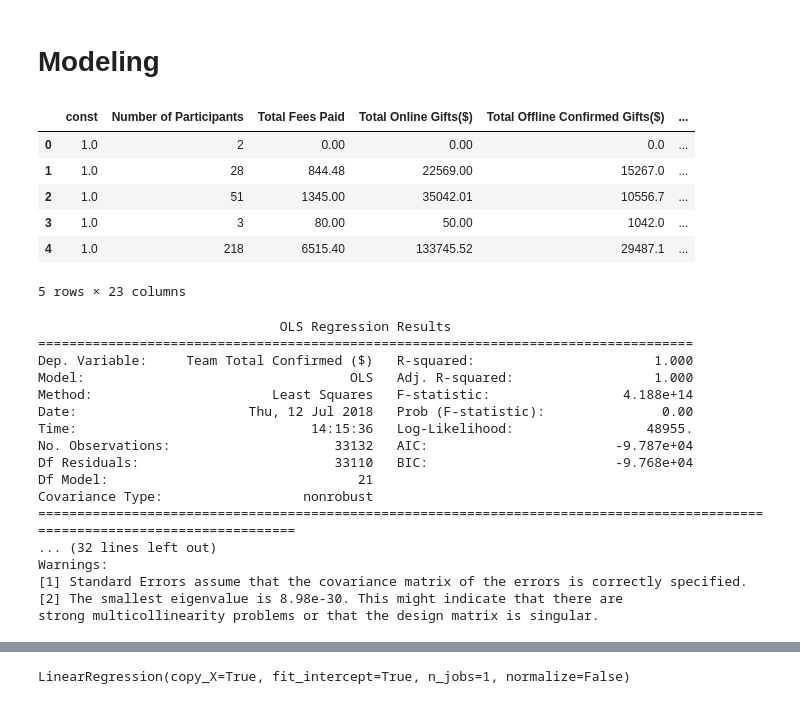
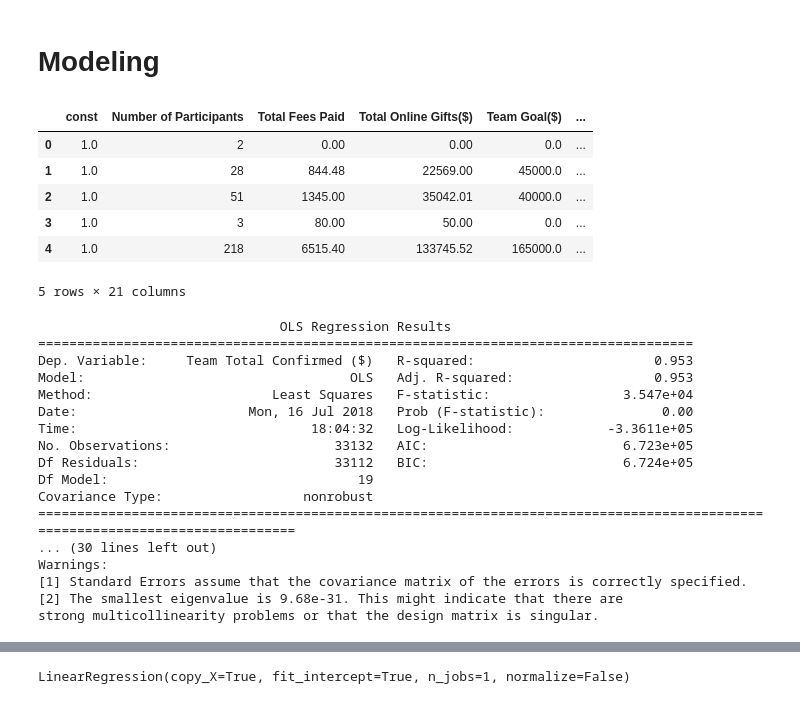
Before and after one commit to mills-jeffreyb/GENBA894, a Jupyter notebook: Mills_Jeff_CapstoneProject-Bike Teams.ipynb, the cells around one changed output, grey strips where cells are left out. Drawn from its saved outputs; the diff is of its cells as text; code cells hidden in the pictures.

```diff
--- a/Mills_Jeff_CapstoneProject-Bike Teams.ipynb
+++ b/Mills_Jeff_CapstoneProject-Bike Teams.ipynb
@@ -480,22 +480,22 @@ import statsmodels.stats.api as sms
 # %%
 #set up data for regression
 
 y = biketeamsd['Team Total Confirmed ($)']
 
-#Left out 'Ohana' for team divisionto account for dummy trap
-X = biketeamsd[['Number of Participants','Total Fees Paid','Total Online Gifts($)','Total Offline Confirmed Gifts($)','Total Offline Unconfirmed Gifts($)','Team Goal($)','Total Confirmed Gifts in Team History($)','Previous Event Fiscal Year','Previous Event Confirmed Gifts($)','Fiscal Year','Association','Beer/Brewery','Bike Club','Bike Shop','Corporate','Family and Friends','Open','Organization (Clubs; Civic Groups; Place of Worship; etc.)','Other','School','School','Small Business']]
+#Left out 'Ohana' for team division, 'Total Offline Confirmed Gifts($)' ,'Total Offline Unconfirmed Gifts($)', to account for dummy trap
+X = biketeamsd[['Number of Participants','Total Fees Paid','Total Online Gifts($)','Team Goal($)','Total Confirmed Gifts in Team History($)','Previous Event Fiscal Year','Previous Event Confirmed Gifts($)','Fiscal Year','Association','Beer/Brewery','Bike Club','Bike Shop','Corporate','Family and Friends','Open','Organization (Clubs; Civic Groups; Place of Worship; etc.)','Other','School','School','Small Business']]
 X = sm.add_constant(X)
 #check data
 
 X.head()
 # %% [output]
-|  | const | Number of Participants | Total Fees Paid | Total Online Gifts($) | Total Offline Confirmed Gifts($) | ... |
+|  | const | Number of Participants | Total Fees Paid | Total Online Gifts($) | Team Goal($) | ... |
 | 0 | 1.0 | 2 | 0.00 | 0.00 | 0.0 | ... |
-| 1 | 1.0 | 28 | 844.48 | 22569.00 | 15267.0 | ... |
-| 2 | 1.0 | 51 | 1345.00 | 35042.01 | 10556.7 | ... |
-| 3 | 1.0 | 3 | 80.00 | 50.00 | 1042.0 | ... |
-| 4 | 1.0 | 218 | 6515.40 | 133745.52 | 29487.1 | ... |
+| 1 | 1.0 | 28 | 844.48 | 22569.00 | 45000.0 | ... |
+| 2 | 1.0 | 51 | 1345.00 | 35042.01 | 40000.0 | ... |
+| 3 | 1.0 | 3 | 80.00 | 50.00 | 0.0 | ... |
+| 4 | 1.0 | 218 | 6515.40 | 133745.52 | 165000.0 | ... |
-5 rows × 23 columns
+5 rows × 21 columns
 # %%
 #run ols regression
 
@@ -505,18 +505,18 @@ print(results.summary())
 # %% [output]
                                OLS Regression Results
 ====================================================================================
-Dep. Variable:     Team Total Confirmed ($)   R-squared:                       1.000
-Model:                                  OLS   Adj. R-squared:                  1.000
-Method:                       Least Squares   F-statistic:                 4.188e+14
-Date:                      Thu, 12 Jul 2018   Prob (F-statistic):               0.00
-Time:                              14:15:36   Log-Likelihood:                 48955.
-No. Observations:                     33132   AIC:                        -9.787e+04
-Df Residuals:                         33110   BIC:                        -9.768e+04
-Df Model:                                21
+Dep. Variable:     Team Total Confirmed ($)   R-squared:                       0.953
+Model:                                  OLS   Adj. R-squared:                  0.953
+Method:                       Least Squares   F-statistic:                 3.547e+04
+Date:                      Mon, 16 Jul 2018   Prob (F-statistic):               0.00
+Time:                              18:04:32   Log-Likelihood:            -3.3611e+05
+No. Observations:                     33132   AIC:                         6.723e+05
+Df Residuals:                         33112   BIC:                         6.724e+05
+Df Model:                                19
 Covariance Type:                  nonrobust
 ==============================================================================================================================
-... (32 lines left out)
+... (30 lines left out)
 Warnings:
 [1] Standard Errors assume that the covariance matrix of the errors is correctly specified.
-[2] The smallest eigenvalue is 8.98e-30. This might indicate that there are
+[2] The smallest eigenvalue is 9.68e-31. This might indicate that there are
 strong multicollinearity problems or that the design matrix is singular.
```
Also changed, not shown: parts of 13 cells of this notebook.
